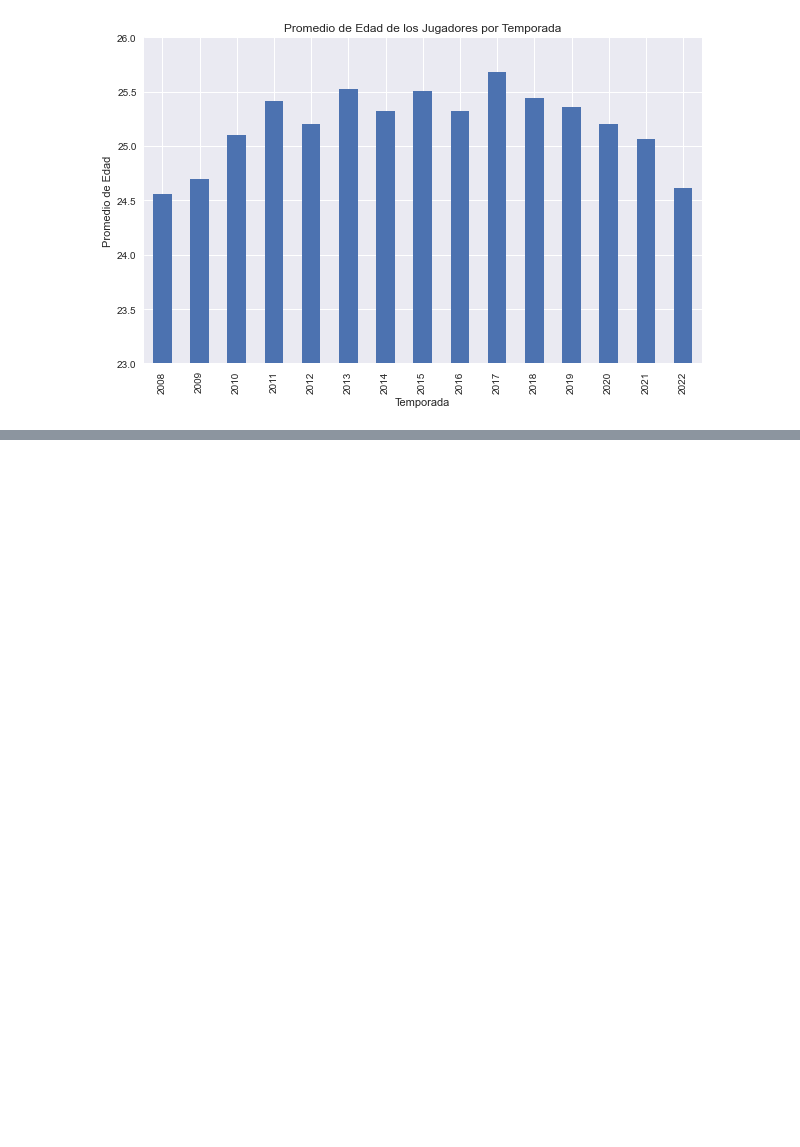
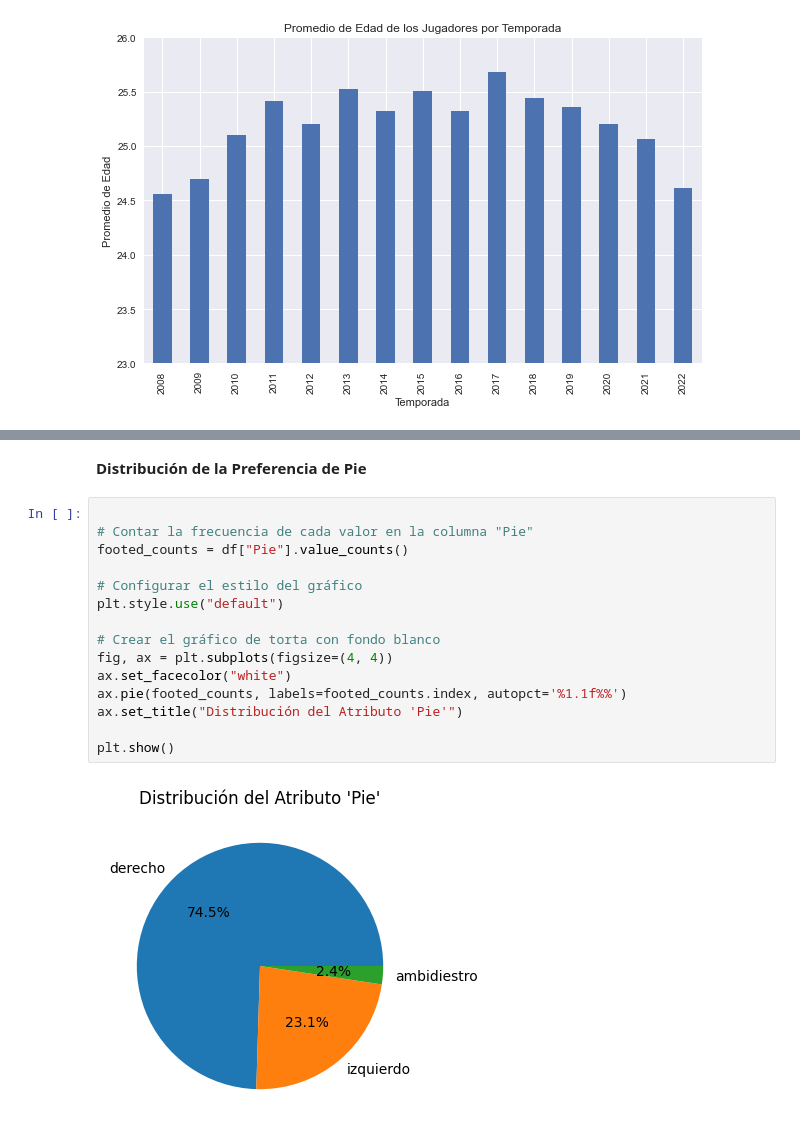
Before and after one commit to RODRIGORUBIO1991/PythonCode, a Jupyter notebook: Football/TransferMarket.ipynb, the cells around one changed output, grey strips where cells are left out. Drawn from its saved outputs; the diff is of its cells as text; blank space fills up the shorter version.

```diff
--- a/Football/TransferMarket.ipynb
+++ b/Football/TransferMarket.ipynb
@@ -738,0 +795,19 @@ plt.show()
+# %% [markdown]
+**Distribución de la Preferencia de Pie**
+# %%
+
+# Contar la frecuencia de cada valor en la columna "Pie"
+footed_counts = df["Pie"].value_counts()
+
+# Configurar el estilo del gráfico
+plt.style.use("default")
+
+# Crear el gráfico de torta con fondo blanco
+fig, ax = plt.subplots(figsize=(4, 4))
+ax.set_facecolor("white")
+ax.pie(footed_counts, labels=footed_counts.index, autopct='%1.1f%%')
+ax.set_title("Distribución del Atributo 'Pie'")
+
+plt.show()
+# %% [output]
+[figure, added]
```
Also changed, not shown: parts of 54 cells of this notebook.
